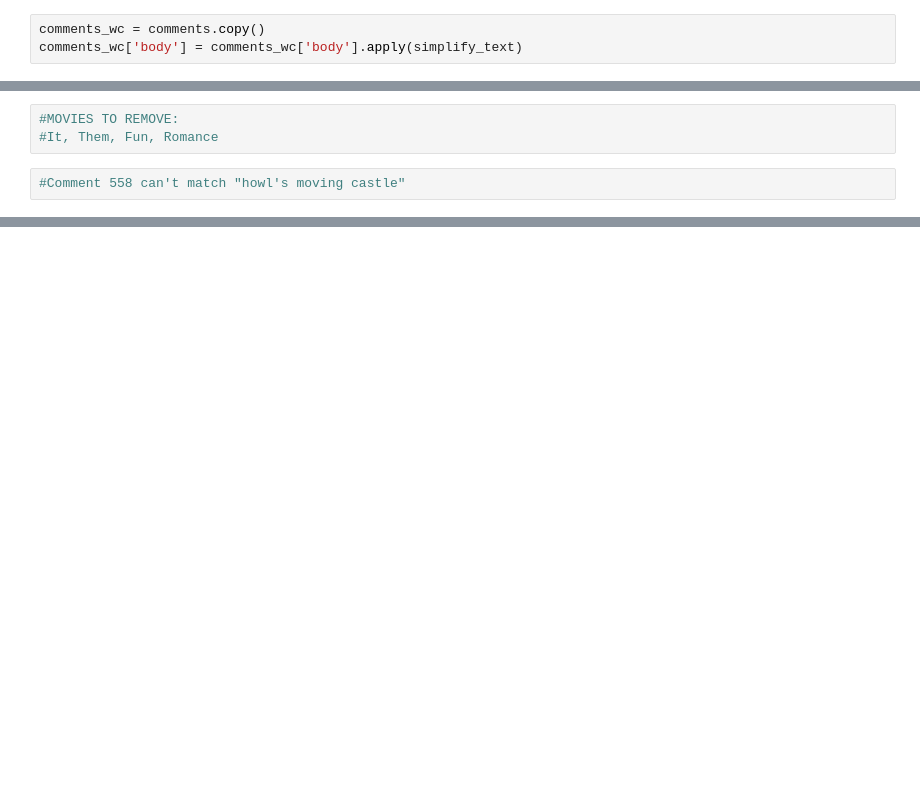
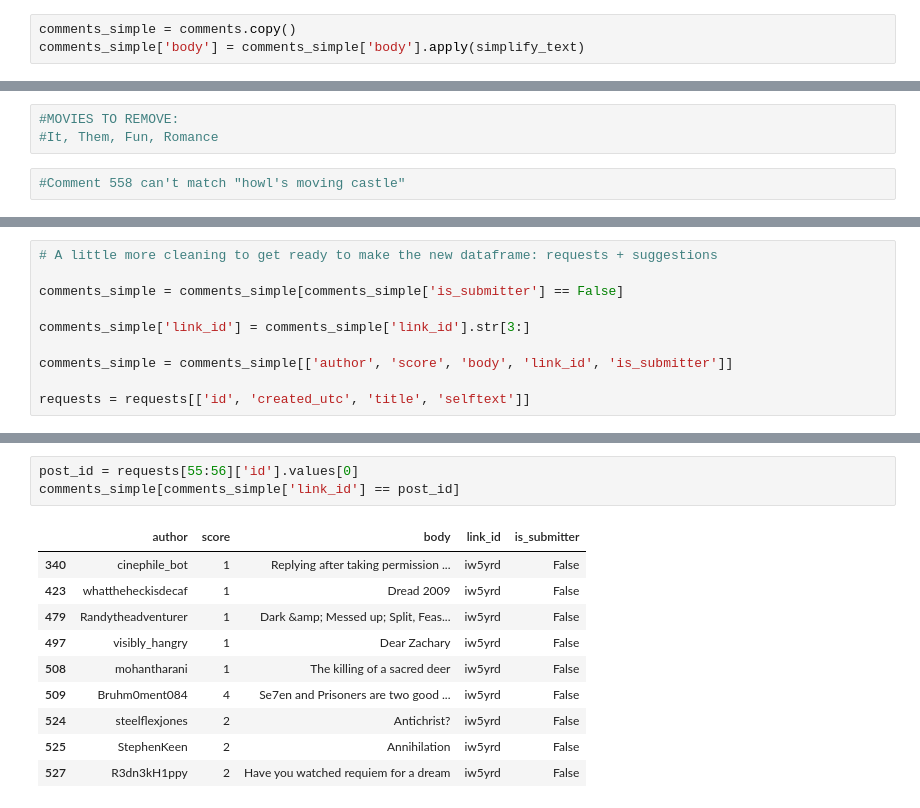
Before and after one commit to calebwx/NLP-Movie-Recommender, a Jupyter notebook: Building Database.ipynb, the cells around one changed output, grey strips where cells are left out. Drawn from its saved outputs; the diff is of its cells as text; blank space fills up the shorter version.

```diff
--- a/Building Database.ipynb
+++ b/Building Database.ipynb
@@ -42,5 +99,5 @@ matcher.add("MovieTitles", None, *patterns)
 comments = comments[comments['parent_id'] == comments['link_id']]
 comments.reset_index(inplace=True)
 # %%
-comments_wc = comments.copy()
-comments_wc['body'] = comments_wc['body'].apply(simplify_text)
+comments_simple = comments.copy()
+comments_simple['body'] = comments_simple['body'].apply(simplify_text)
@@ -200,0 +133,10 @@ patterns
+# %%
+# A little more cleaning to get ready to make the new dataframe: requests + suggestions
+
+comments_simple = comments_simple[comments_simple['is_submitter'] == False]
+
+comments_simple['link_id'] = comments_simple['link_id'].str[3:]
+
+comments_simple = comments_simple[['author', 'score', 'body', 'link_id', 'is_submitter']]
+
+requests = requests[['id', 'created_utc', 'title', 'selftext']]
@@ -200,0 +205,14 @@ patterns
+# %%
+post_id = requests[55:56]['id'].values[0]
+comments_simple[comments_simple['link_id'] == post_id]
+# %% [output]
+|  | author | score | body | link_id | is_submitter |
+| 340 | cinephile_bot | 1 | Replying after taking permission ... | iw5yrd | False |
+| 423 | whattheheckisdecaf | 1 | Dread 2009 | iw5yrd | False |
+| 479 | Randytheadventurer | 1 | Dark &amp; Messed up; Split, Feas... | iw5yrd | False |
+| 497 | visibly_hangry | 1 | Dear Zachary | iw5yrd | False |
+| 508 | mohantharani | 1 | The killing of a sacred deer | iw5yrd | False |
+| 509 | Bruhm0ment084 | 4 | Se7en and Prisoners are two good ... | iw5yrd | False |
+| 524 | steelflexjones | 2 | Antichrist? | iw5yrd | False |
+| 525 | StephenKeen | 2 | Annihilation | iw5yrd | False |
+| 527 | R3dn3kH1ppy | 2 | Have you watched requiem for a dream | iw5yrd | False |
```
Also changed, not shown: parts of 41 cells of this notebook, 3 other files.
